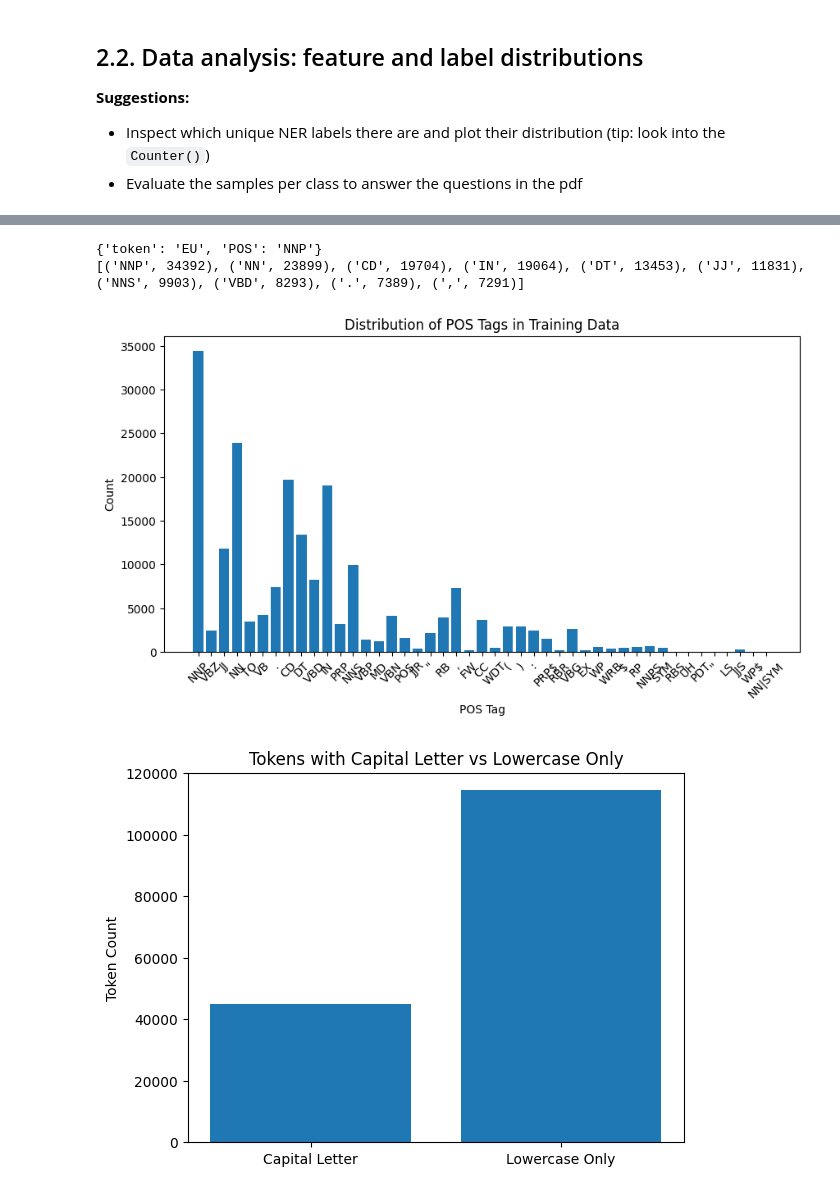
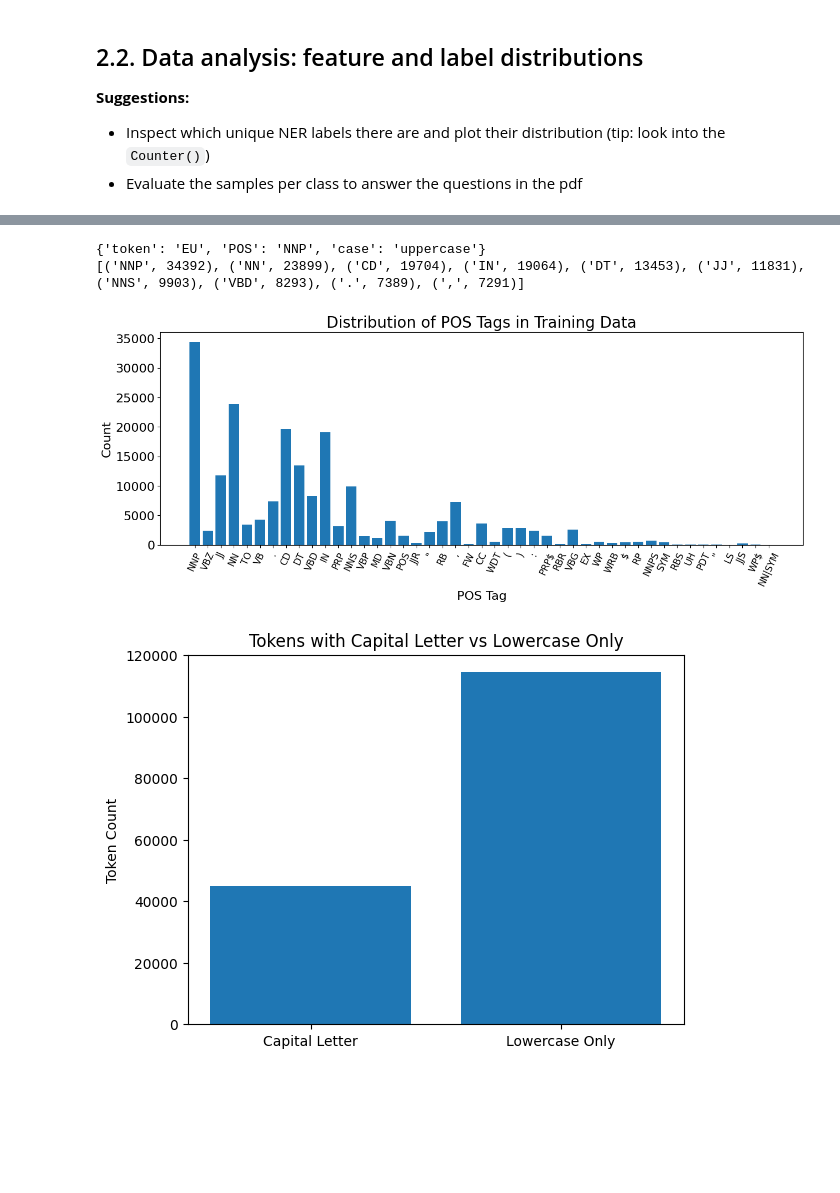
Before and after one commit to v0807/ma-ml4nlp-labs, a Jupyter notebook: code/assignment1/basic_system.ipynb, the cells around one changed output, grey strips where cells are left out. Cells and saved outputs as stored; diff of their text form; code cells hidden in the pictures; blank space fills up the shorter version.

```diff
--- a/code/assignment1/basic_system.ipynb
+++ b/code/assignment1/basic_system.ipynb
@@ -136,20 +138,21 @@ Label: I-LOC, Count: 1157
 # %%
 # POS distribution
 data, targets = extract_features_and_labels(train_file)
 print(data[0])
 pos_counts = Counter([item['POS'] for item in data])
 print(pos_counts.most_common(10))
-plt.figure(figsize=(10, 5))
+plt.figure(figsize=(15, 5))
 plt.bar(pos_counts.keys(), pos_counts.values())
-plt.xlabel('POS Tag')
-plt.ylabel('Count')
-plt.title('Distribution of POS Tags in Training Data')
-plt.xticks(rotation=45)
+plt.xlabel('POS Tag', fontsize=16)
+plt.ylabel('Count', fontsize=16)
+plt.title('Distribution of POS Tags in Training Data', fontsize=20)
+plt.xticks(rotation=65, fontsize=12)
+plt.yticks(fontsize=16)
 plt.show()
 # %% [output]
-{'token': 'EU', 'POS': 'NNP'}
+{'token': 'EU', 'POS': 'NNP', 'case': 'uppercase'}
 [('NNP', 34392), ('NN', 23899), ('CD', 19704), ('IN', 19064), ('DT', 13453), ('JJ', 11831), ('NNS', 9903), ('VBD', 8293), ('.', 7389), (',', 7291)]
-[figure, old version]
+[figure, new version]
 # %%
 # Capital vs Lowercase tokens
 capital_count = sum(1 for item in data if any(c.isupper() for c in item['token']))
```
Also changed, not shown: parts of 9 cells of this notebook, 24 other files.
